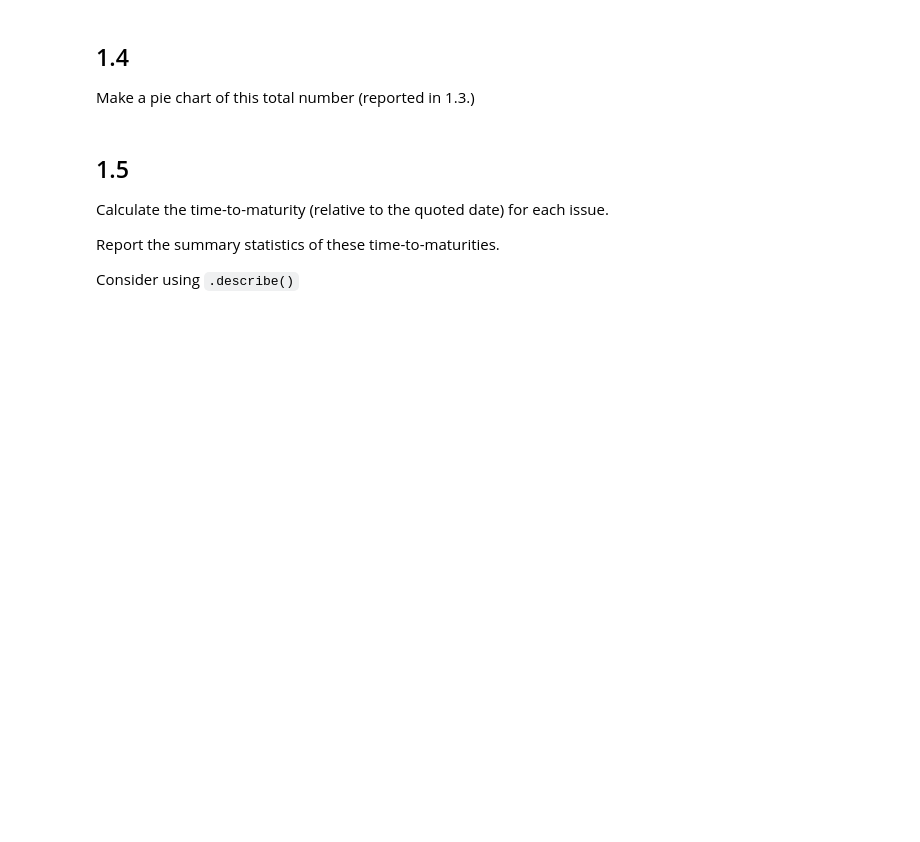
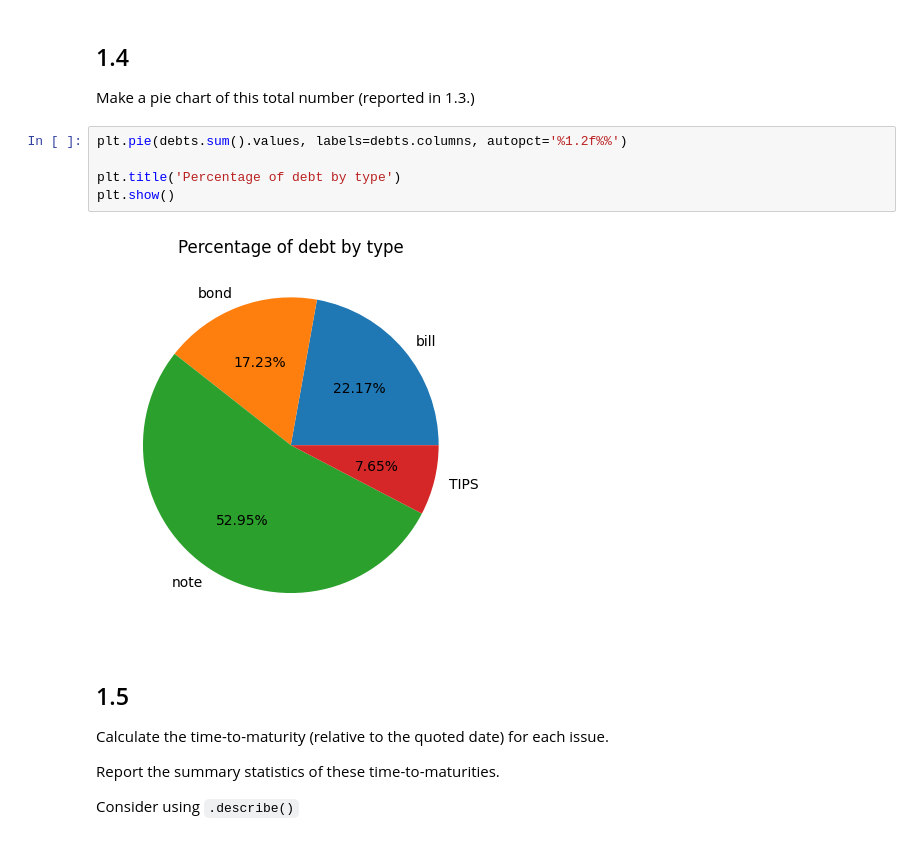
Before and after one commit to ArturoCharleston/finm-markets-2024, a Jupyter notebook: homework/Homework 2_solved.ipynb, the cells around one changed output. Drawn from its saved outputs; the diff is of its cells as text; blank space fills up the shorter version.

```diff
--- a/homework/Homework 2_solved.ipynb
+++ b/homework/Homework 2_solved.ipynb
@@ -88,6 +78,13 @@ Report the total outstanding debt (summed over all maturity dates,) segmented by
 
 ## 1.4
 Make a pie chart of this total number (reported in 1.3.)
+# %%
+plt.pie(debts.sum().values, labels=debts.columns, autopct='%1.2f%%')
+
+plt.title('Percentage of debt by type')
+plt.show()
+# %% [output]
+[figure, added]
 # %% [markdown]
 ## 1.5
 
```
Also changed, not shown: parts of 10 cells of this notebook.
